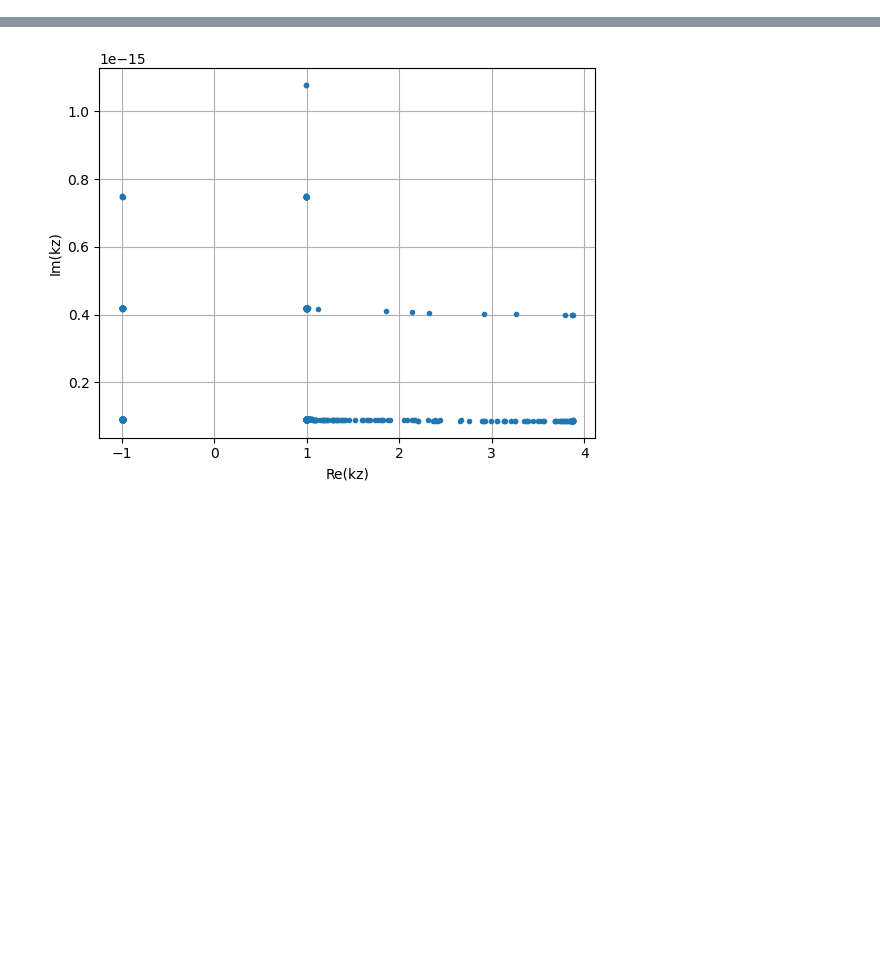
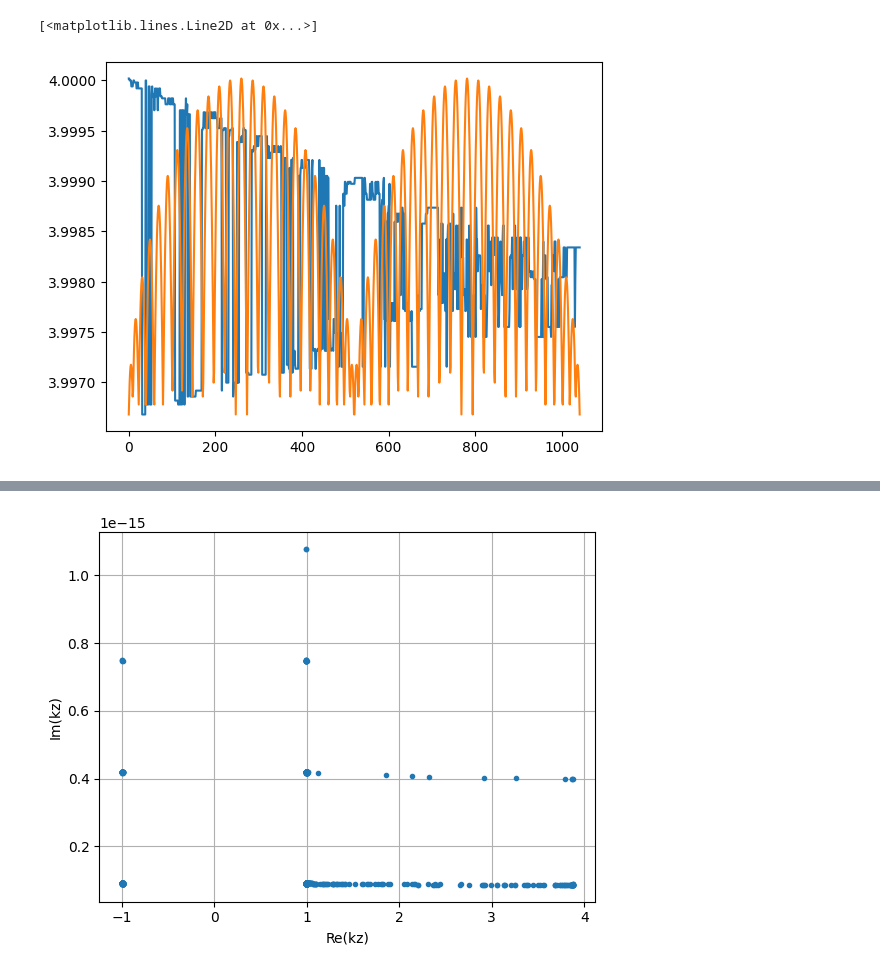
Before and after one commit to RodionovSA/metarcwa, a Jupyter notebook: eigensolver_test.ipynb, the cells around one changed output, grey strips where cells are left out. Drawn from its saved outputs; the diff is of its cells as text; code cells hidden in the pictures; blank space fills up the shorter version.

```diff
--- a/eigensolver_test.ipynb
+++ b/eigensolver_test.ipynb
@@ -67,0 +105,7 @@ plt.grid()
+# %%
+plt.plot(kz[0,0,0].cpu())
+plt.plot(kz_hom[0,0,0].cpu())
+# plt.xlim([0, 10])
+# %% [output]
+[<matplotlib.lines.Line2D at 0x...>]
+[figure, added]
```
Also changed, not shown: parts of 11 cells of this notebook, 5 other files.
